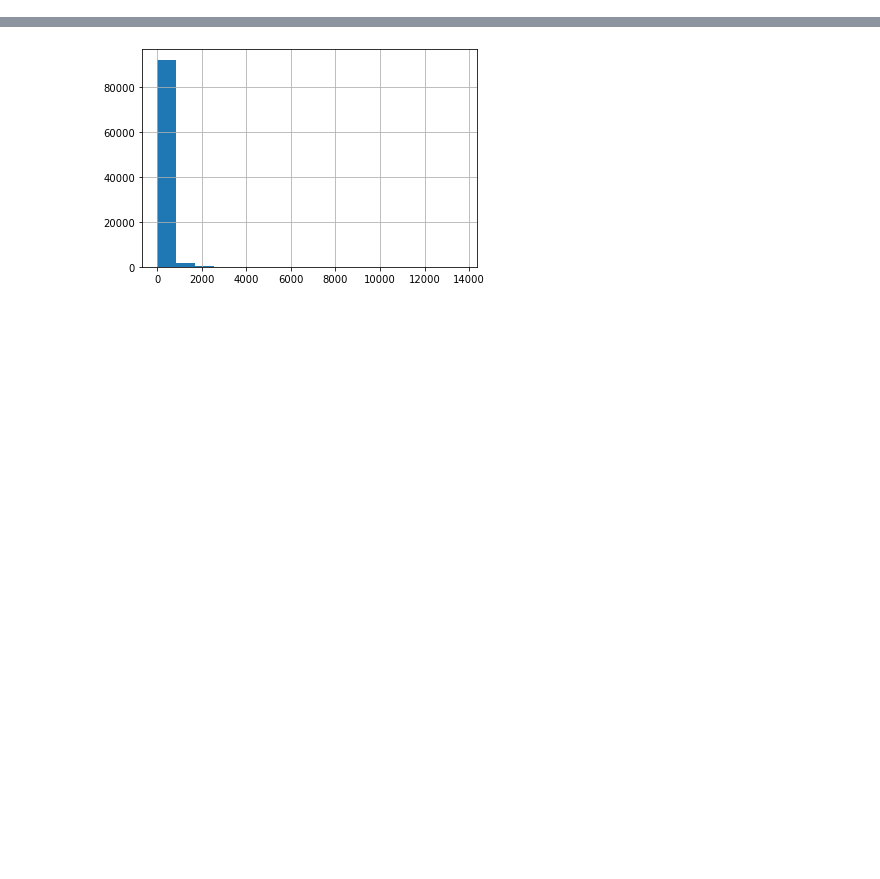
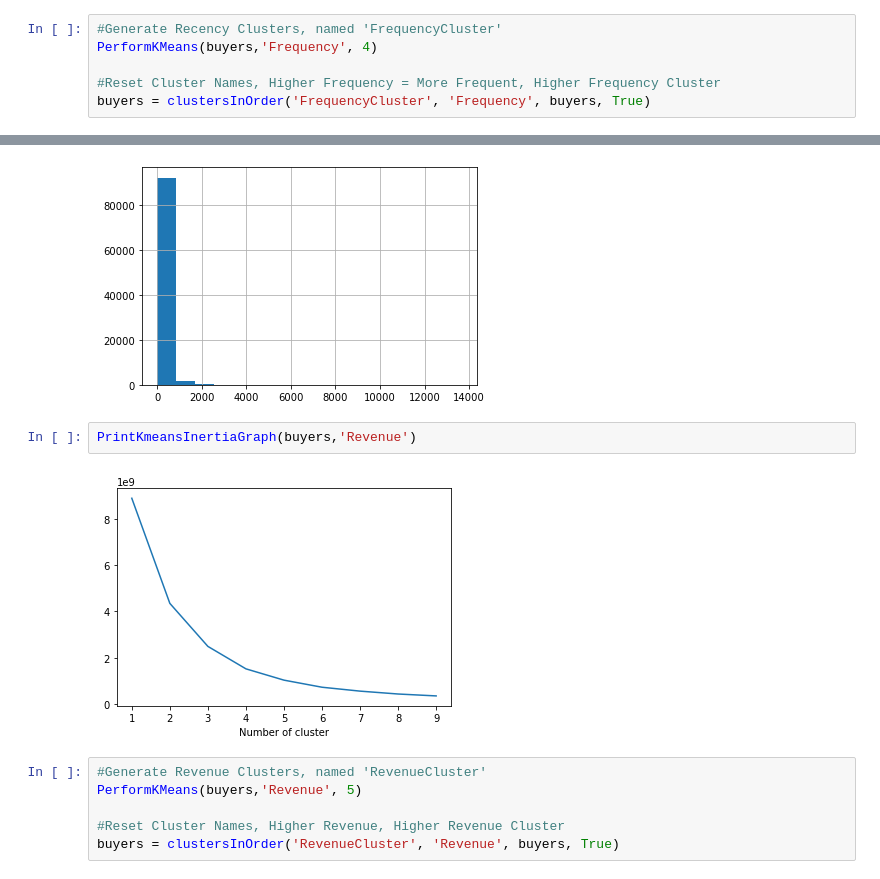
Before and after one commit to deakynek/SpringBoardProjects, a Jupyter notebook: Capstone3/EDA.ipynb, the cells around one changed output, grey strips where cells are left out. Drawn from its saved outputs; the diff is of its cells as text; blank space fills up the shorter version.

```diff
--- a/Capstone3/EDA.ipynb
+++ b/Capstone3/EDA.ipynb
@@ -151,3 +171,9 @@ Name: Frequency, dtype: float64
+# %%
+#Generate Recency Clusters, named 'FrequencyCluster'
+PerformKMeans(buyers,'Frequency', 4)
+
+#Reset Cluster Names, Higher Frequency = More Frequent, Higher Frequency Cluster
+buyers = clustersInOrder('FrequencyCluster', 'Frequency', buyers, True)
 # %%
 #Revenue
 rev = OL_Data.groupby('customer_unique_id').Total_payment.sum().reset_index()
@@ -169,3 +195,13 @@ min          0.000000
 max      13664.080000
 Name: Revenue, dtype: float64
 [figure]
+# %%
+PrintKmeansInertiaGraph(buyers,'Revenue')
+# %% [output]
+[figure, added]
+# %%
+#Generate Revenue Clusters, named 'RevenueCluster'
+PerformKMeans(buyers,'Revenue', 5)
+
+#Reset Cluster Names, Higher Revenue, Higher Revenue Cluster
+buyers = clustersInOrder('RevenueCluster', 'Revenue', buyers, True)
```
Also changed, not shown: parts of 13 cells of this notebook.
